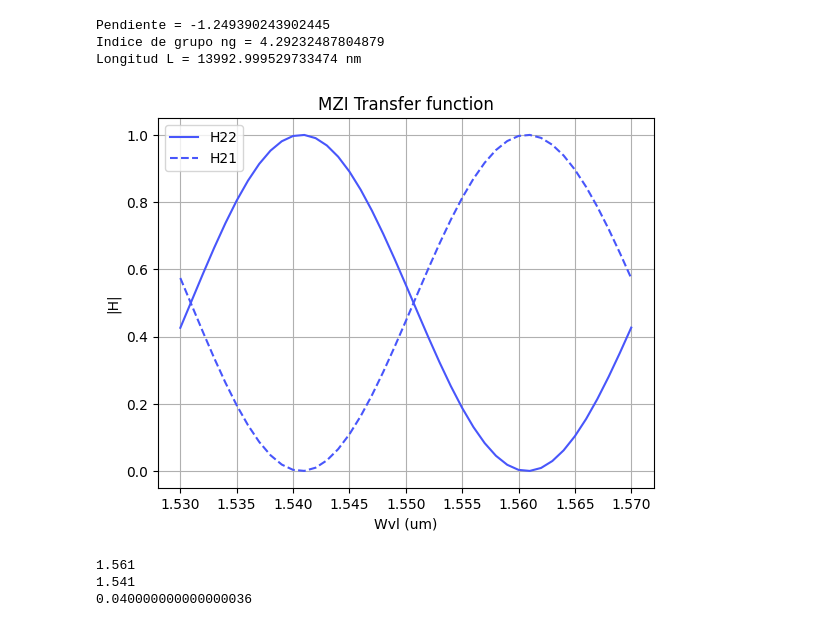
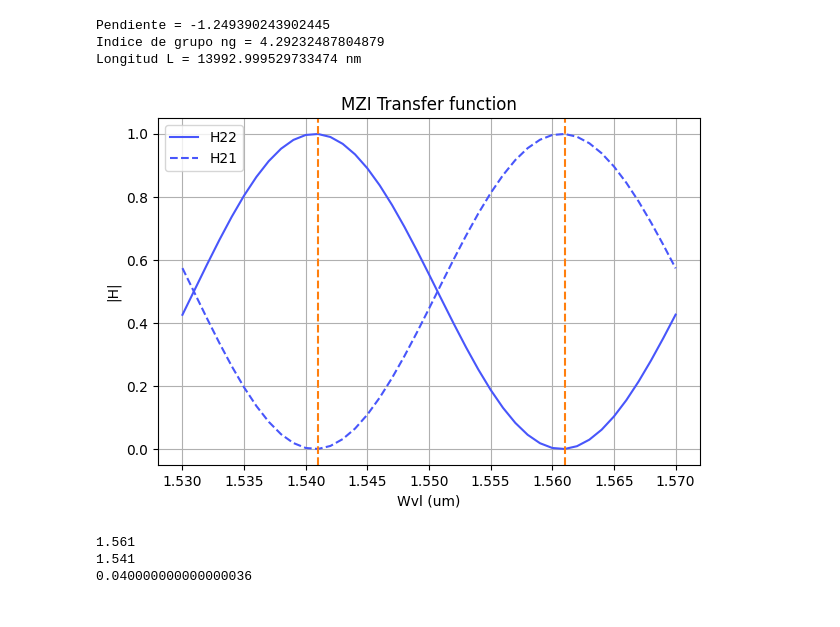
Before and after one commit to niospinamev2/pic-upv-lab3, a Jupyter notebook: 30_INTERFEROMETERS_v2025_STUDENTS_UPDATE2.ipynb, the cells around one changed output. Saved outputs shown, nothing was run; the diff lists cells and outputs as text; code cells hidden in the pictures.

```diff
--- a/30_INTERFEROMETERS_v2025_STUDENTS_UPDATE2.ipynb
+++ b/30_INTERFEROMETERS_v2025_STUDENTS_UPDATE2.ipynb
@@ -880,34 +879,38 @@ gamma_a = 0; #null excess loss
 gamma_b = 0; #null excess loss
 
 # Coupling constant
 K_a = np.full(wvl.shape, 0.5)
 K_b = np.full(wvl.shape, 0.5)
 
 # MZI transfer function (h22 & h21)
 
 #  h_22(wvl)
 h_22 = (np.sqrt((1 - gamma_a) * (1 - gamma_b)))*(np.exp(-1j * betad * Ld))*(( np.sqrt((1 - K_a) * (1 - K_b)) * np.exp(-1j * Delta_phi_ud))-(np.sqrt(K_a * K_b)))
 
 #  h_21(wvl)
 h_21 = (1j * np.sqrt((1 - gamma_a) * (1 - gamma_b)))*(np.exp(-1j * betad * Ld))*((np.sqrt(K_b * (1 - K_a)) * np.exp(-1j * Delta_phi_ud))+(np.sqrt(K_a * (1 - K_b))))
 
 H21 = np.abs(h_21) ** 2
 H22 = np.abs(h_22) ** 2
 
 # Plot
 color = cm.rainbow(np.linspace(0, 1, 10))
 
+plt.figure(figsize=(7, 4.5))
 plt.plot(wvl, H22, linestyle='-', color=color[1], label='H22')
 plt.plot(wvl, H21, linestyle='--', color=color[1], label='H21')
+plt.axvline(wvl[np.argmax(H21)], linestyle='--', color='C1')
+plt.axvline(wvl[np.argmax(H22)], linestyle='--', color='C1')
 plt.xlabel('Wvl (um)')
 plt.ylabel('|H|')
 plt.title('MZI Transfer function')
 plt.legend()
 plt.grid(True)
+plt.savefig('A02_40nm_FSR.png', bbox_inches='tight')
 
 plt.show()
 # %% [output]
-[figure, old version]
+[figure, new version]
 # %%
 print(wvl[np.argmax(H21)])
 print(wvl[np.argmax(H22)])
```
Also changed, not shown: parts of 8 cells of this notebook, 4 other files.
